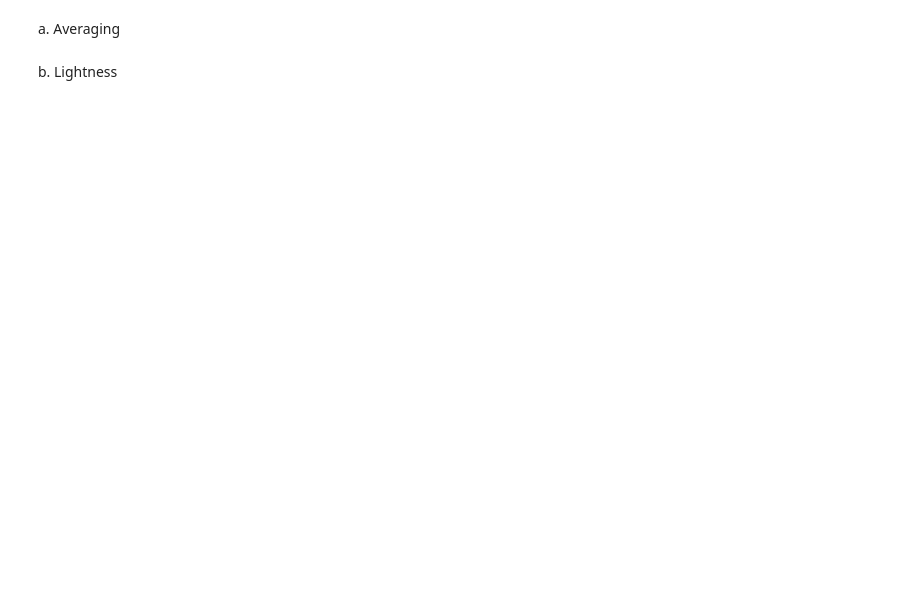
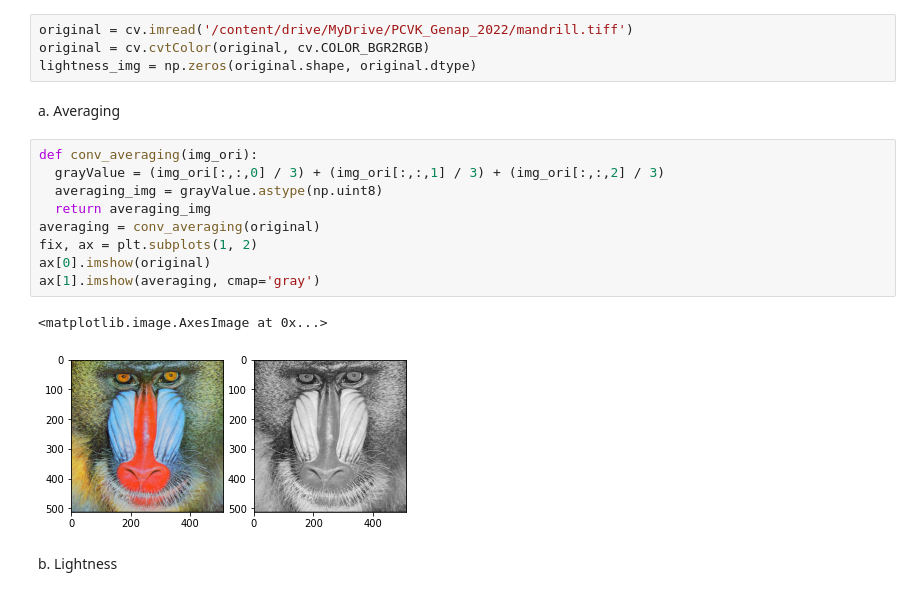
Before and after one commit to MuhammadDhiyaul/PCVK_Genap_2022, a Jupyter notebook: Week3.ipynb, the cells around one changed output. Saved outputs shown, nothing was run; the diff lists cells and outputs as text; blank space fills up the shorter version.

```diff
--- a/Week3.ipynb
+++ b/Week3.ipynb
@@ -57,6 +105,22 @@ Masukan nilai kecerahan: 50
 # %% [markdown]
 3. Implementasikan transformasi grayscale menggunakan metode averaging,  lightness, dan luminance pada Google Colaboratory menggunakan formula yang terdapat pada bagian Ulasan Teori,sehingga menghasilkan keluaran seperti berikut:
+# %%
+original = cv.imread('/content/drive/MyDrive/PCVK_Genap_2022/mandrill.tiff')
+original = cv.cvtColor(original, cv.COLOR_BGR2RGB)
+lightness_img = np.zeros(original.shape, original.dtype)
 # %% [markdown]
 a. Averaging
+# %%
+def conv_averaging(img_ori):
+  grayValue = (img_ori[:,:,0] / 3) + (img_ori[:,:,1] / 3) + (img_ori[:,:,2] / 3)
+  averaging_img = grayValue.astype(np.uint8)
+  return averaging_img
+averaging = conv_averaging(original)
+fix, ax = plt.subplots(1, 2)
+ax[0].imshow(original)
+ax[1].imshow(averaging, cmap='gray')
+# %% [output]
+<matplotlib.image.AxesImage at 0x...>
+[figure, added]
 # %% [markdown]
 b. Lightness
```
Also changed, not shown: parts of 6 cells of this notebook.
